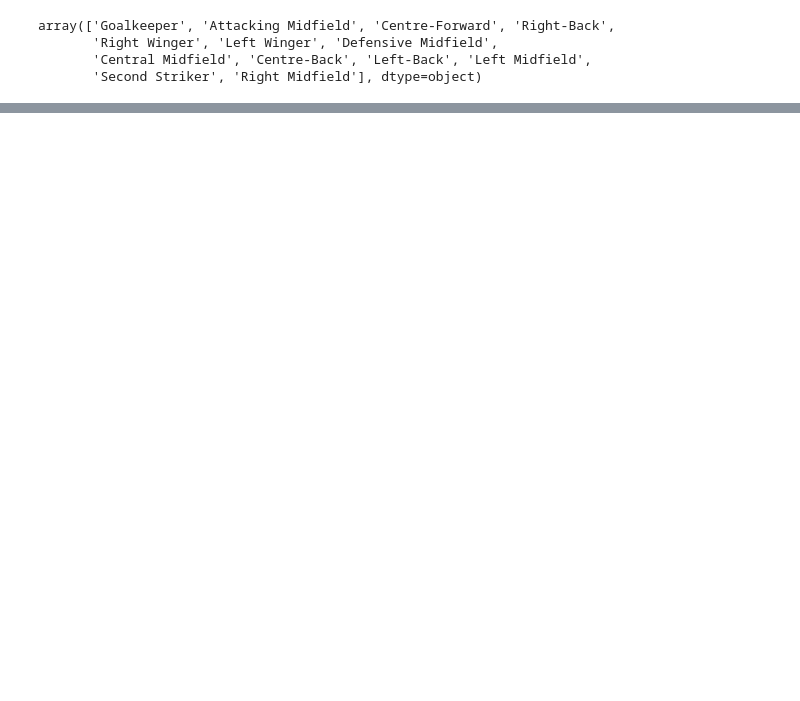
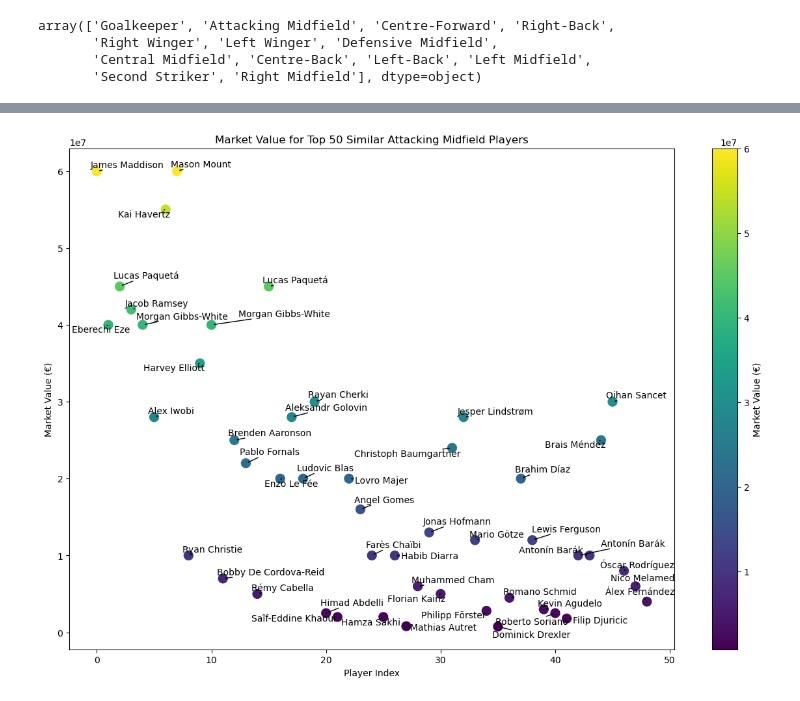
Before and after one commit to pervin0527/Upstage_Ai_Lab, a Jupyter notebook: 04_EDA/project/eda2.ipynb, the cells around one changed output, grey strips where cells are left out. Drawn from its saved outputs; the diff is of its cells as text; code cells hidden in the pictures; blank space fills up the shorter version.

```diff
--- a/04_EDA/project/eda2.ipynb
+++ b/04_EDA/project/eda2.ipynb
@@ -385 +409,36 @@ bottom_players_stats = players_totals[~players_totals['team_name'].isin(top_team
+# %%
+TARGET = 'Attacking Midfield'
+N_MOST_SIMILAR_PLAYERS = 50
+
+top_players_stats = players_totals[players_totals['team_name'].isin(top_teams)]
+bottom_players_stats = players_totals[~players_totals['team_name'].isin(top_teams)]
+most_similar_players = find_similar_players(top_players_stats, bottom_players_stats, TARGET, N_MOST_SIMILAR_PLAYERS)
+
+top_players_stats_filtered = top_players_stats[top_players_stats['player_name'].isin(top_position_groups[TARGET])]
+similar_players_stats = bottom_players_stats[bottom_players_stats['player_name'].isin(most_similar_players)]
+
+plot_data = similar_players_stats[['player_name', 'Market Value']].copy()
+plot_data['Market Value'] = pd.to_numeric(plot_data['Market Value'], errors='coerce')
+plot_data.dropna(subset=['Market Value'], inplace=True)
+
+norm = Normalize(vmin=plot_data['Market Value'].min(), vmax=plot_data['Market Value'].max())
+cmap = plt.get_cmap('viridis')
+sm = ScalarMappable(norm=norm, cmap=cmap)
+
+plt.figure(figsize=(15, 10))
+scatter = plt.scatter(x=range(len(plot_data)), y=plot_data['Market Value'], s=100, c=plot_data['Market Value'].apply(lambda x: sm.to_rgba(x)))
+plt.colorbar(sm, label='Market Value (€)')
+
+texts = []
+for i, txt in enumerate(plot_data['player_name']):
+    texts.append(plt.text(i, plot_data['Market Value'].iloc[i], txt, ha='center'))
+
+adjust_text(texts, arrowprops=dict(arrowstyle='->', color='black'))
+
+plt.xlabel('Player Index')
+plt.ylabel('Market Value (€)')
+plt.title(f'Market Value for Top {N_MOST_SIMILAR_PLAYERS} Similar {TARGET} Players')
+plt.show()
+# %% [output]
+[figure, added]
 # %%
```
Also changed, not shown: parts of 8 cells of this notebook.
